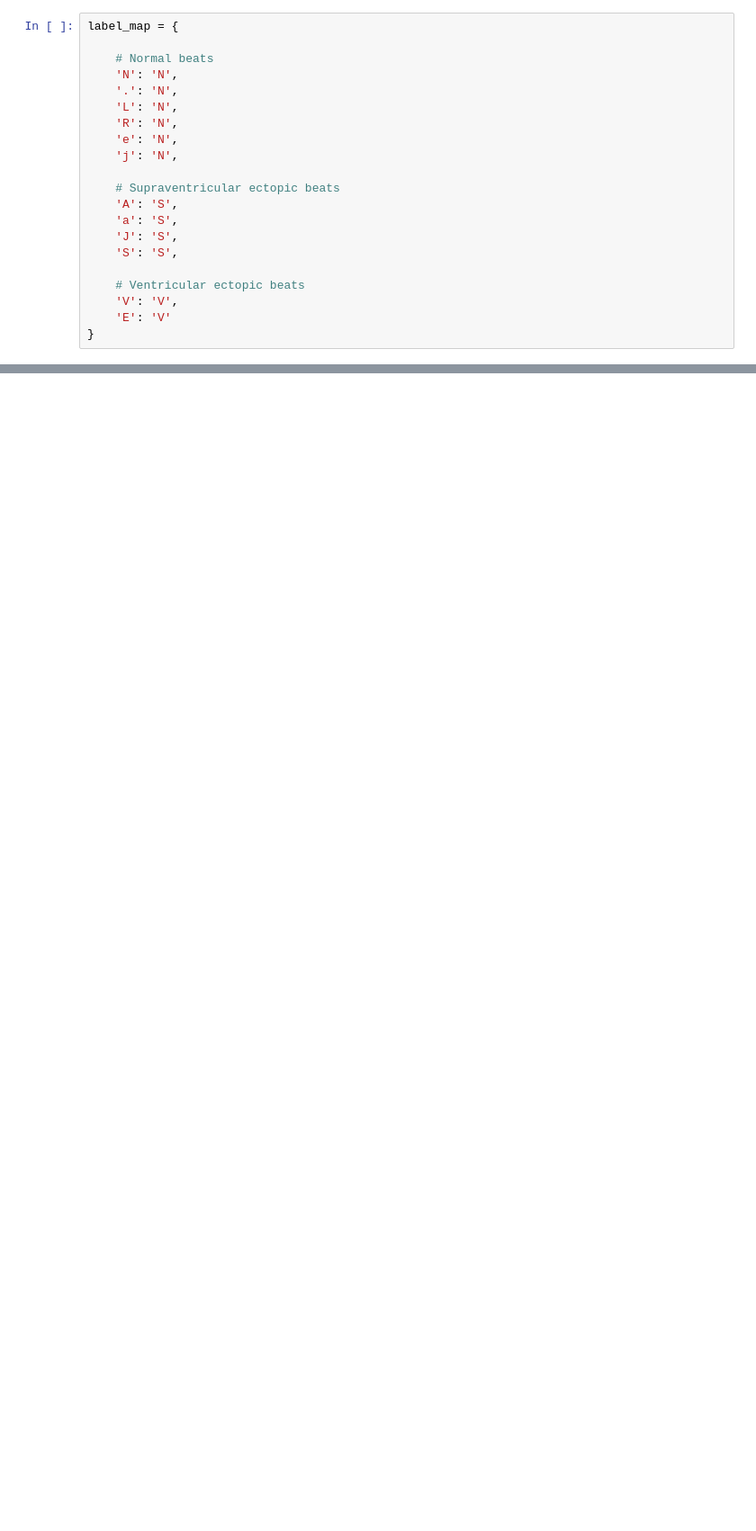
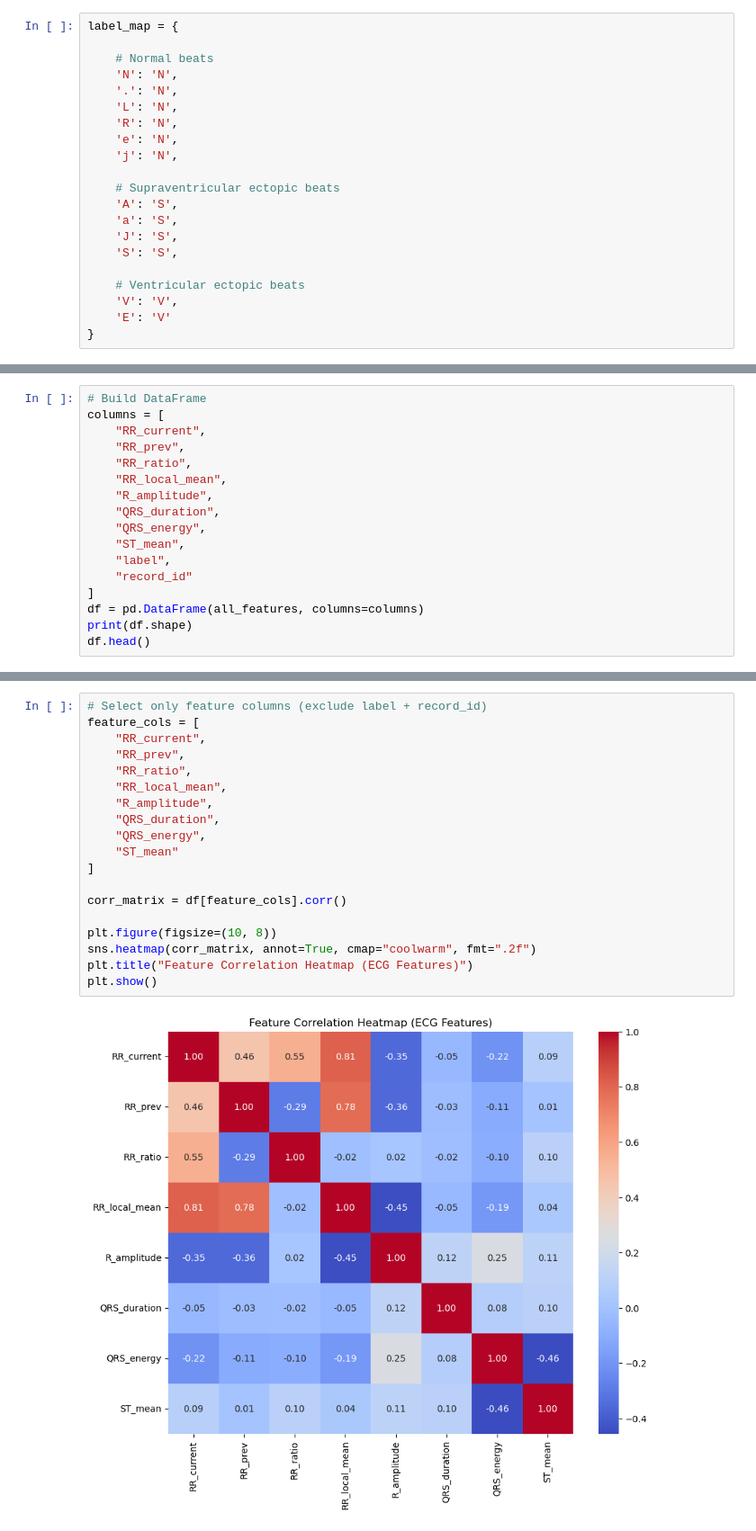
Before and after one commit to acoloma98/Assigment-3_TimeSeries, a Jupyter notebook: Assignment3_TimeSeries.ipynb, the cells around one changed output, grey strips where cells are left out. Shown at 90% size. Cells and saved outputs as stored; diff of their text form; blank space fills up the shorter version.

```diff
--- a/Assignment3_TimeSeries.ipynb
+++ b/Assignment3_TimeSeries.ipynb
@@ -264,0 +420,17 @@ This is particularly important in clinical applications, where false negatives i
+# %%
+# Build DataFrame
+columns = [
+    "RR_current",
+    "RR_prev",
+    "RR_ratio",
+    "RR_local_mean",
+    "R_amplitude",
+    "QRS_duration",
+    "QRS_energy",
+    "ST_mean",
+    "label",
+    "record_id"
+]
+df = pd.DataFrame(all_features, columns=columns)
+print(df.shape)
+df.head()
@@ -264,0 +448,21 @@ This is particularly important in clinical applications, where false negatives i
+# %%
+# Select only feature columns (exclude label + record_id)
+feature_cols = [
+    "RR_current",
+    "RR_prev",
+    "RR_ratio",
+    "RR_local_mean",
+    "R_amplitude",
+    "QRS_duration",
+    "QRS_energy",
+    "ST_mean"
+]
+
+corr_matrix = df[feature_cols].corr()
+
+plt.figure(figsize=(10, 8))
+sns.heatmap(corr_matrix, annot=True, cmap="coolwarm", fmt=".2f")
+plt.title("Feature Correlation Heatmap (ECG Features)")
+plt.show()
+# %% [output]
+[figure, added]
```
Also changed, not shown: parts of 37 cells of this notebook.
